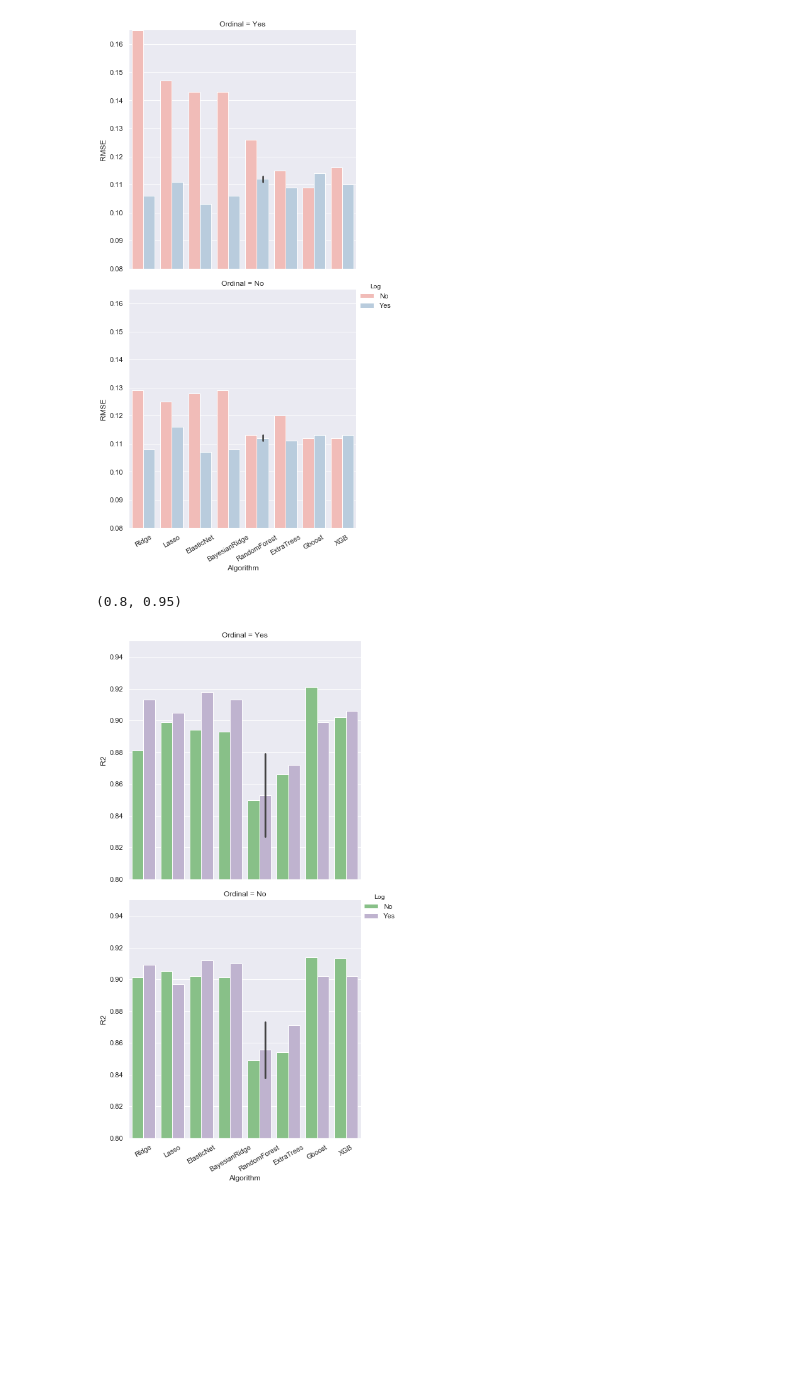
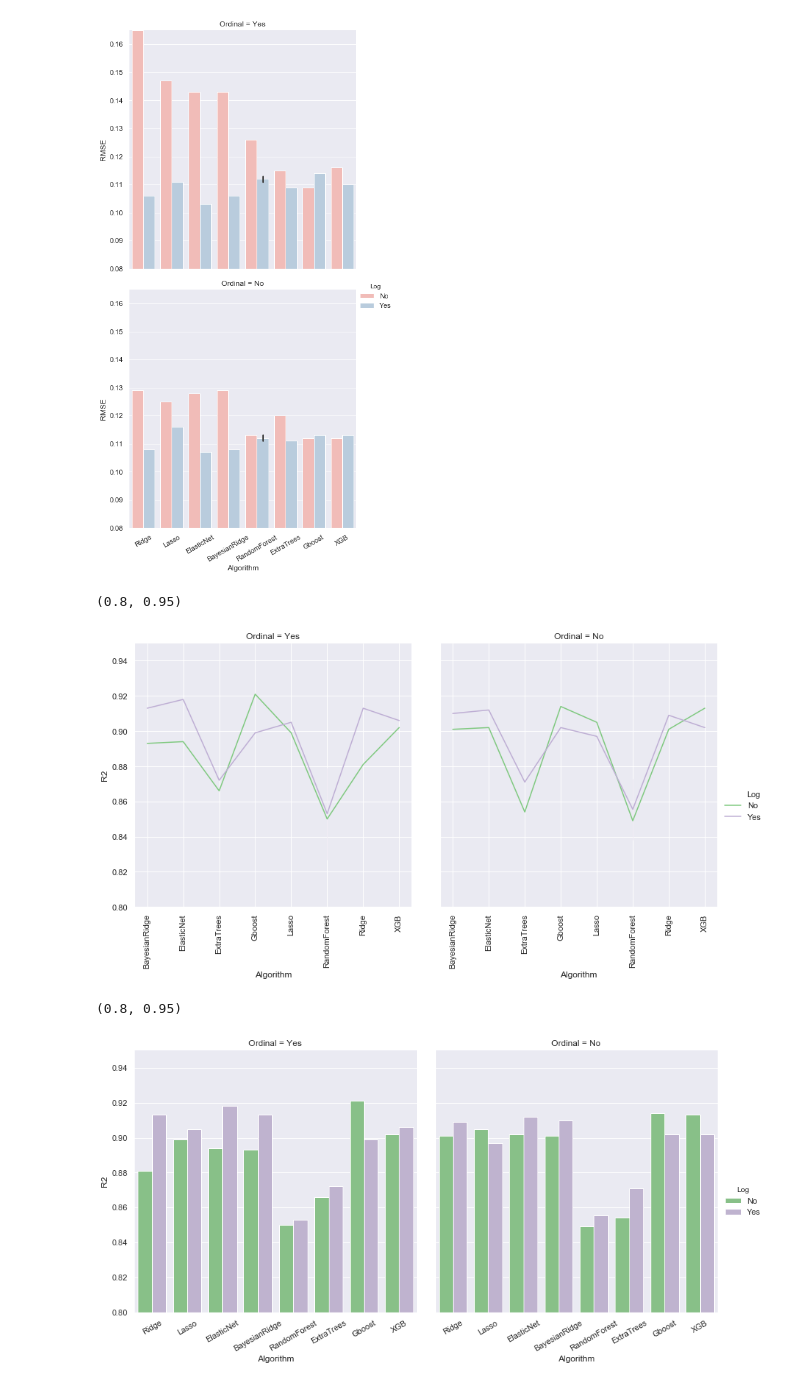
Before and after one commit to radhavrmk/MNN, a Jupyter notebook: notebooks/Stats.ipynb, the cells around one changed output. Saved outputs shown, nothing was run; the diff lists cells and outputs as text; code cells hidden in the pictures; blank space fills up the shorter version.

```diff
--- a/notebooks/Stats.ipynb
+++ b/notebooks/Stats.ipynb
@@ -53,3 +53,7 @@ df
 | 31 | Gboost | Yes | No | 121 | 0.902 | 0.113 | NaN |
 | 32 | XGB | No | No | 127 | 0.913 | 0.112 | NaN |
 | 33 | XGB | Yes | No | 75 | 0.902 | 0.113 | NaN |
+# %%
+sns.set(palette="Spectral")
+g = sns.relplot(data = df, x="Algorithm",y="CPU", col="Ordinal",col_wrap=2, hue="Log", kind="line", height=6, )
+g.set_xticklabels(rotation=30)
@@ -62,0 +70,5 @@ g.set_xticklabels(rotation=30)
+# %%
+sns.set(palette="Pastel1")
+g = sns.relplot(data = df, x="Algorithm",y="RMSE", col="Ordinal",col_wrap=2, hue="Log", kind="line", height=6 )
+g.set_xticklabels(rotation=30)
+plt.ylim(0.08,0.165)
@@ -62,0 +78,5 @@ g.set_xticklabels(rotation=30)
+# %%
+sns.set(palette="Pastel1")
+g = sns.relplot(data = df, x="Algorithm",y="RMSE",hue="Ordinal", palette=["blue", "darkblue"], kind="line", height=6,ci = False )
+g.set_xticklabels(rotation=90)
+plt.ylim(0.08,0.165)
@@ -68,11 +91,19 @@ plt.ylim(0.08,0.165)
 # %% [output]
 (0.08, 0.165)
 [figure]
+# %%
+sns.set(palette="Accent")
+g = sns.relplot(data = df, x="Algorithm",y="R2", col="Ordinal",col_wrap=2, hue="Log", kind="line", height=6 )
+g.set_xticklabels(rotation=90)
+plt.ylim(0.8,0.95)
+# %% [output]
+(0.8, 0.95)
+[figure, added]
 # %%
 sns.set(palette="Accent")
-g = sns.catplot(data = df, x="Algorithm",y="R2", col="Ordinal",col_wrap=1, hue="Log", kind="bar", height=6 )
+g = sns.catplot(data = df, x="Algorithm",y="R2", col="Ordinal",col_wrap=2, hue="Log", kind="bar", height=6,  ci=False)
 g.set_xticklabels(rotation=30)
 plt.ylim(0.8,0.95)
 # %% [output]
 (0.8, 0.95)
-[figure, old version]
+[figure, new version]
```
Also changed, not shown: parts of 5 cells of this notebook, 3 other files.
